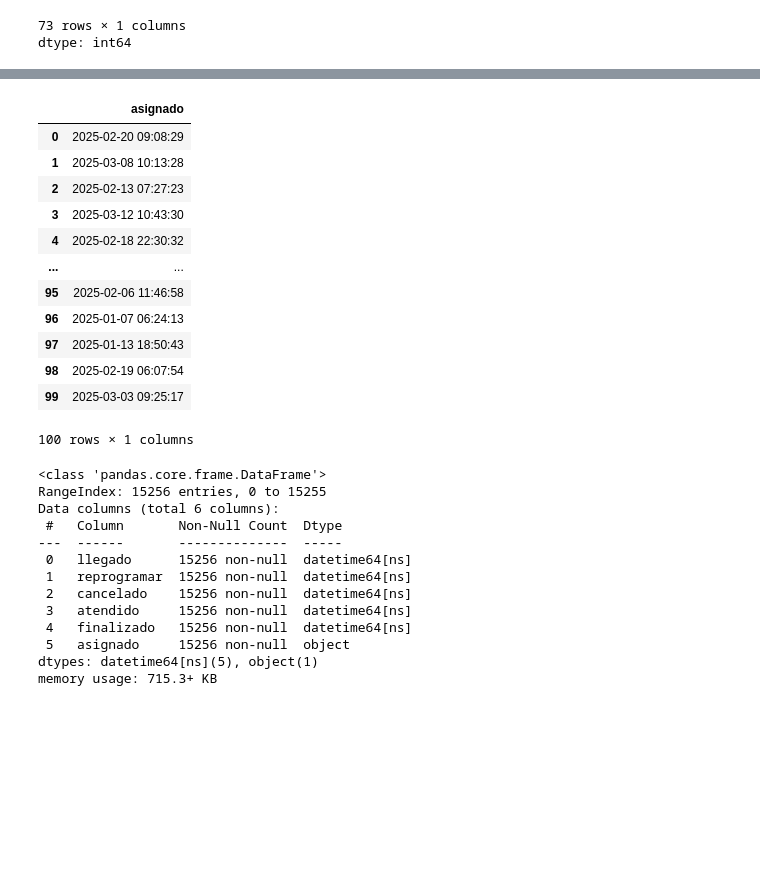
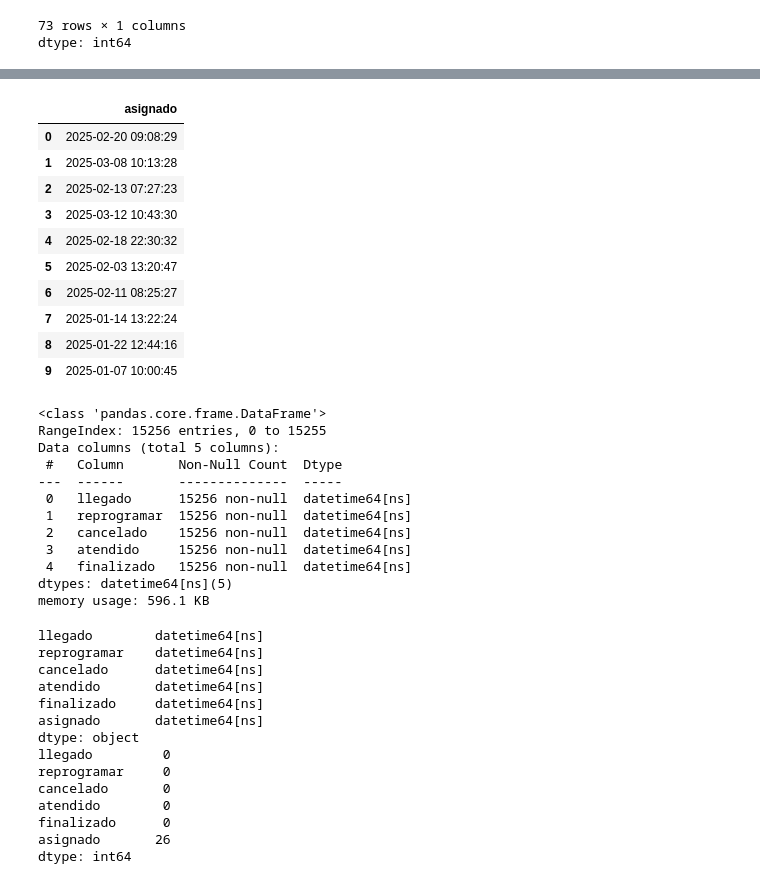
Before and after one commit to r2x4/quick__practice, a Jupyter notebook: quick_practise.ipynb, the cells around one changed output, grey strips where cells are left out. Saved outputs shown, nothing was run; the diff lists cells and outputs as text; code cells hidden in the pictures; blank space fills up the shorter version.

```diff
--- a/quick_practise.ipynb
+++ b/quick_practise.ipynb
@@ -192,32 +192,37 @@ array([Timestamp('2025-02-20 09:08:29'), Timestamp('2025-03-08 10:13:28'),
        Timestamp('2025-03-09 17:59:37'), Timestamp('2025-01-21 10:10:18'),
        Timestamp('2025-01-25 10:09:17'), Timestamp('2025-03-01 07:17:19')],
       dtype=object)
-# %%
-columnas_fecha = ['llegado', 'reprogramar', 'cancelado', 'atendido', 'finalizado']
-for col in columnas_fecha:
-    datos_uno[col] = pd.to_datetime(datos_uno[col], errors='coerce')
+# %%
+# Paso 1: lista de columnas con potencial '|'
+columnas_con_pipe = ['llegado', 'reprogramar', 'cancelado', 'atendido', 'finalizado', 'asignado']
+
+# Paso 2: asegurarse de que todo sea string y quedarnos con la PRIMERA fecha antes del '|'
+for col in columnas_con_pipe:
+    datos_uno[col] = datos_uno[col].astype(str).str.split('|').str[0]
+
+# Paso 3: convertir a datetime
+for col in columnas_con_pipe:
+    datos_uno[col] = pd.to_datetime(datos_uno[col], errors='coerce')
 # %%
-datos_uno[['asignado']].head(100)
+datos_uno[['asignado']].head(10)
 # %% [output]
 |  | asignado |
 | 0 | 2025-02-20 09:08:29 |
 | 1 | 2025-03-08 10:13:28 |
 | 2 | 2025-02-13 07:27:23 |
 | 3 | 2025-03-12 10:43:30 |
 | 4 | 2025-02-18 22:30:32 |
-| ... | ... |
-| 95 | 2025-02-06 11:46:58 |
-| 96 | 2025-01-07 06:24:13 |
-| 97 | 2025-01-13 18:50:43 |
-| 98 | 2025-02-19 06:07:54 |
-| 99 | 2025-03-03 09:25:17 |
+| 5 | 2025-02-03 13:20:47 |
+| 6 | 2025-02-11 08:25:27 |
+| 7 | 2025-01-14 13:22:24 |
+| 8 | 2025-01-22 12:44:16 |
+| 9 | 2025-01-07 10:00:45 |
-100 rows × 1 columns
 # %%
-datos_uno[nas_fecha].info()
+datos_uno[columnas_fecha].info()
 # %% [output]
 <class 'pandas.core.frame.DataFrame'>
 RangeIndex: 15256 entries, 0 to 15255
-Data columns (total 6 columns):
+Data columns (total 5 columns):
  #   Column       Non-Null Count  Dtype
 ---  ------       --------------  -----
  0   llegado      15256 non-null  datetime64[ns]
@@ -225,7 +230,24 @@ Data columns (total 6 columns):
  2   cancelado    15256 non-null  datetime64[ns]
  3   atendido     15256 non-null  datetime64[ns]
  4   finalizado   15256 non-null  datetime64[ns]
- 5   asignado     15256 non-null  object
-dtypes: datetime64[ns](5), object(1)
-memory usage: 715.3+ KB
+dtypes: datetime64[ns](5)
+memory usage: 596.1 KB
+# %%
+print(datos_uno[columnas_con_pipe].dtypes)
+print(datos_uno[columnas_con_pipe].isna().sum())
+# %% [output]
+llegado        datetime64[ns]
+reprogramar    datetime64[ns]
+cancelado      datetime64[ns]
+atendido       datetime64[ns]
+finalizado     datetime64[ns]
+asignado       datetime64[ns]
+dtype: object
+llegado         0
+reprogramar     0
+cancelado       0
+atendido        0
+finalizado      0
+asignado       26
+dtype: int64
 # %%
```
Also changed, not shown: parts of 8 cells of this notebook.
